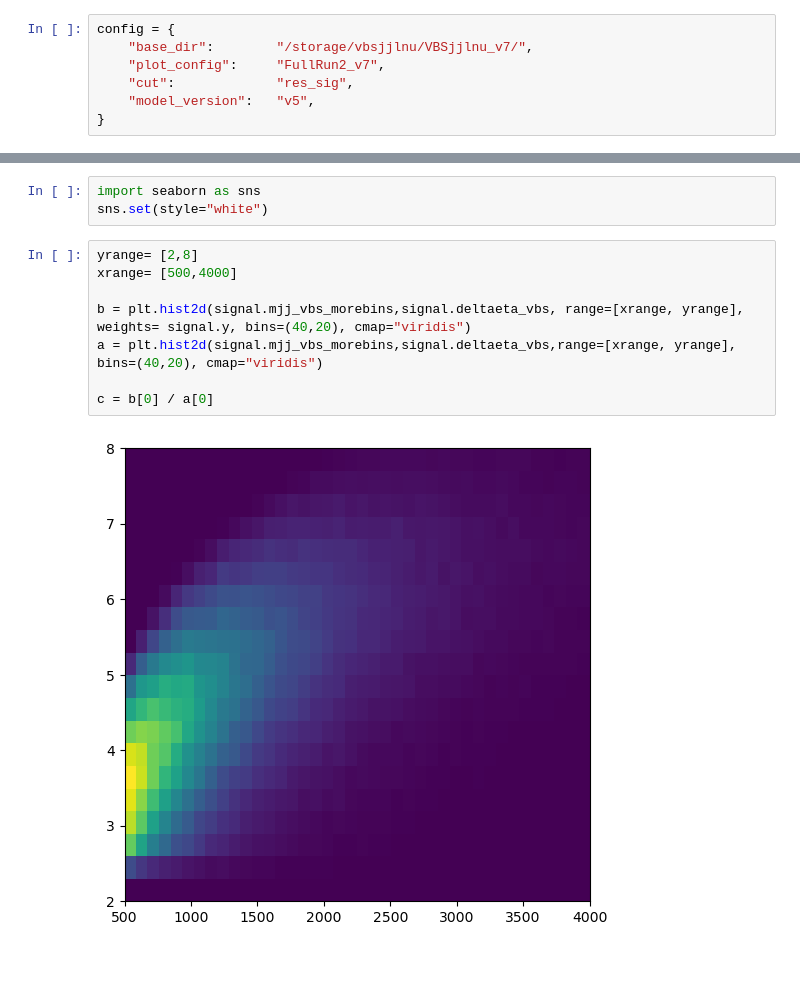
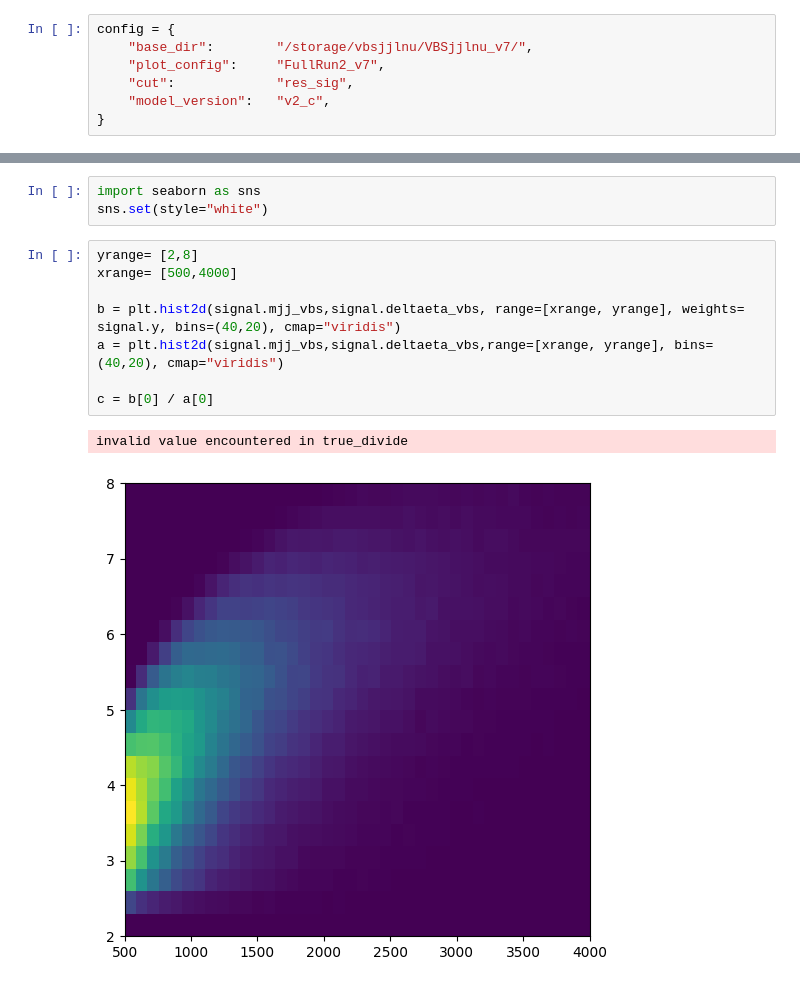
Before and after one commit to UniMiBAnalyses/ML_classification, a Jupyter notebook: Evaluate_SHAP_res.ipynb, the cells around one changed output, grey strips where cells are left out. Cells and saved outputs as stored; diff of their text form.

```diff
--- a/Evaluate_SHAP_res.ipynb
+++ b/Evaluate_SHAP_res.ipynb
@@ -12,7 +12,7 @@ config = {
     "base_dir":        "/storage/vbsjjlnu/VBSjjlnu_v7/",
     "plot_config":     "FullRun2_v7",
     "cut":             "res_sig",
-    "model_version":   "v5",
+    "model_version":   "v2_c",
 }
 # %%
 import os
@@ -363,13 +372,14 @@ sns.set(style="white")
 # %%
 yrange= [2,8]
 xrange= [500,4000]
 
-b = plt.hist2d(signal.mjj_vbs_morebins,signal.deltaeta_vbs, range=[xrange, yrange], weights= signal.y, bins=(40,20), cmap="viridis")
-a = plt.hist2d(signal.mjj_vbs_morebins,signal.deltaeta_vbs,range=[xrange, yrange], bins=(40,20), cmap="viridis")
+b = plt.hist2d(signal.mjj_vbs,signal.deltaeta_vbs, range=[xrange, yrange], weights= signal.y, bins=(40,20), cmap="viridis")
+a = plt.hist2d(signal.mjj_vbs,signal.deltaeta_vbs,range=[xrange, yrange], bins=(40,20), cmap="viridis")
 
 c = b[0] / a[0]
 # %% [output]
+invalid value encountered in true_divide
-[figure, old version]
+[figure, new version]
 # %%
 plt.contour(a[1][:-1],a[2][:-1], c.T, levels=10, vmax=1, vmin=0)
 plt.xlabel("mjj_vbs")
```
Also changed, not shown: parts of 11 cells of this notebook, 14 other files.
